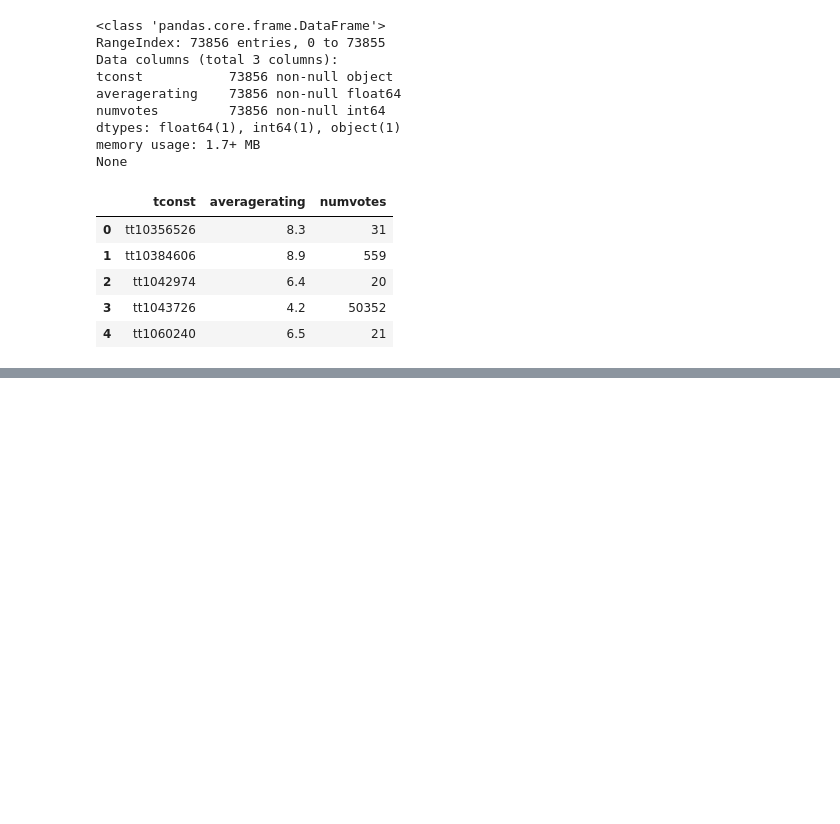
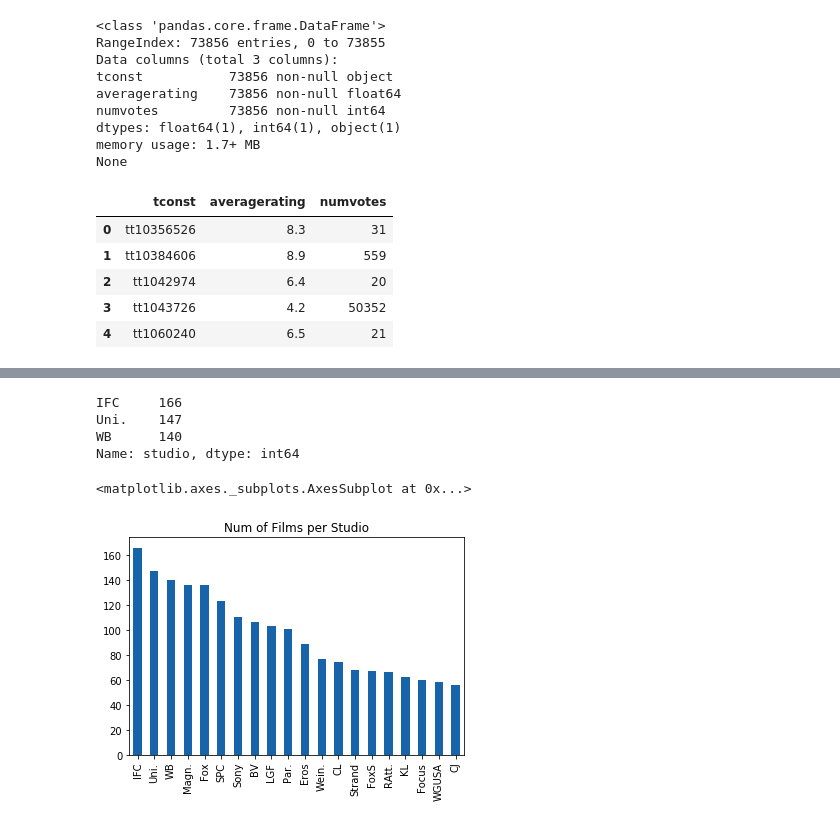
Before and after one commit to 99KHayes/Project_1_Mod_1_Hayes_Agodo, a Jupyter notebook: First_Project_1_Scatchpad.ipynb, the cells around one changed output, grey strips where cells are left out. Saved outputs shown, nothing was run; the diff lists cells and outputs as text; code cells hidden in the pictures; blank space fills up the shorter version.

Commit message:
Pushed updates on studio dataset

```diff
--- a/First_Project_1_Scatchpad.ipynb
+++ b/First_Project_1_Scatchpad.ipynb
@@ -266,0 +326,16 @@ None
+# %%
+#Number of Movies per studio into a series
+studio_counts = bom_movie.studio.value_counts()
+top_studios = studio_counts.head(20)
+studio_counts.head(3)
+# %% [output]
+IFC     166
+Uni.    147
+WB      140
+Name: studio, dtype: int64
+# %%
+# Plot of the top 20 movie studios Matplotlib
+top_studios.plot(title='Num of Films per Studio', kind='bar')
+# %% [output]
+<matplotlib.axes._subplots.AxesSubplot at 0x...>
+[figure, added]
```
Also changed, not shown: parts of 7 cells of this notebook.
